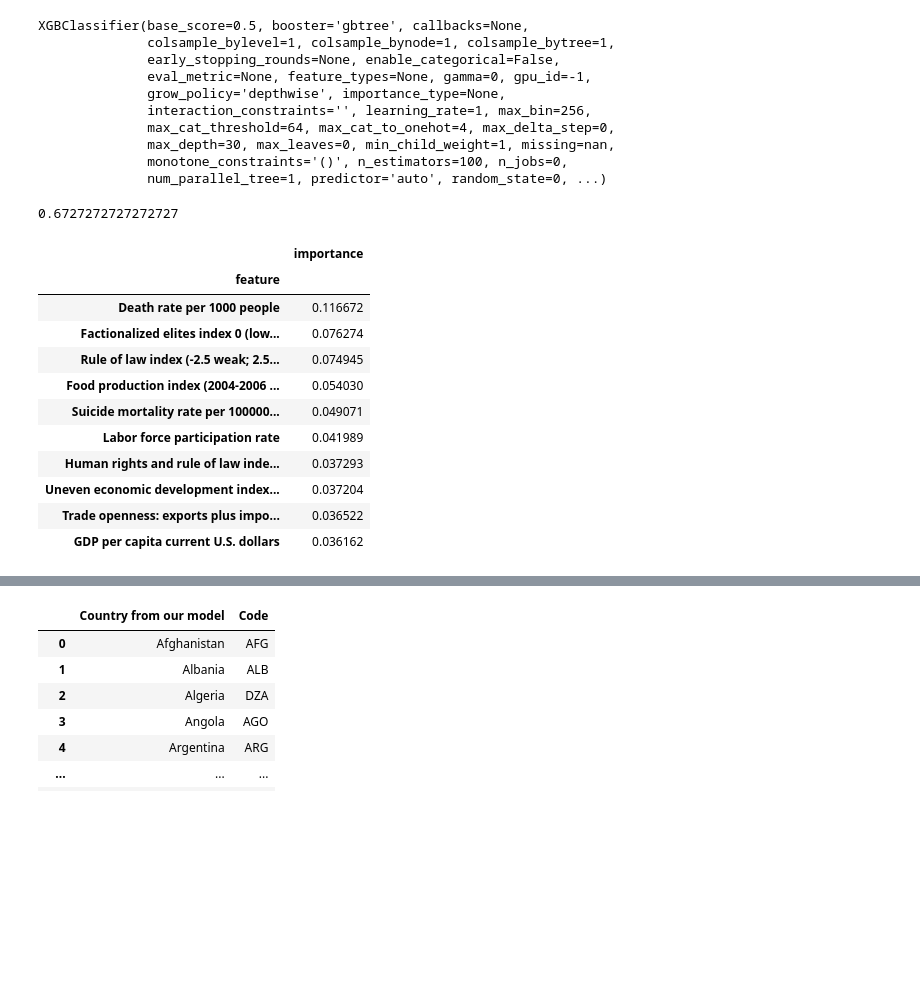
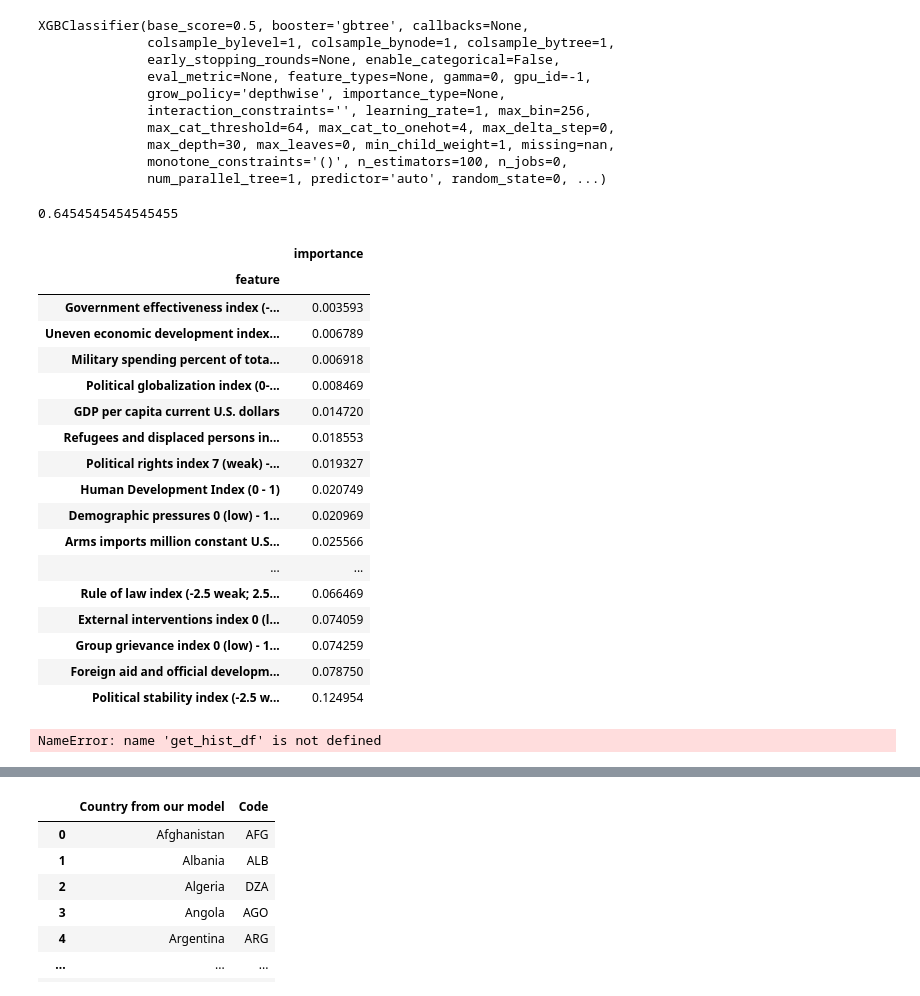
Before and after one commit to yasmeeenm/conflict_prediction, a Jupyter notebook: Ali_folder/Data5_backup.ipynb, the cells around one changed output, grey strips where cells are left out. Cells and saved outputs as stored; diff of their text form; code cells hidden in the pictures; blank space fills up the shorter version.

```diff
--- a/Ali_folder/Data5_backup.ipynb
+++ b/Ali_folder/Data5_backup.ipynb
@@ -61,7 +61,7 @@ Refugees and displaced persons index 0 (low) - 10 (high)    9750
 External interventions index 0 (low) - 10 (high)            9750
 Length: 114, dtype: int64
 # %%
-conflicts = pd.read_csv('../raw_data/conflict_data/conflict_data_1970.csv')
+conflicts = pd.read_csv('../raw_data/conflict_data_1970.csv')
 # %%
 def get_year(row):
 
@@ -220,5 +291,15 @@ Name: CountryYear, Length: 470, dtype: object
 # %%
-bin_list = ['Country_x','Code_x','Country_y','Year_x','Year_y','Code_y','ContinentCode_y','ContinentCode_x','Christians as percent of the total population']
+bin_list = ['Country_x','Code_x','Country_y','Year_x','Year_y','Code_y','ContinentCode_y','ContinentCode_x','Christians as percent of the total population',
+            'Homicides per 100000 people','Real interest rate: Bank lending rate minus inflation','Public spending on education percent of GDP',
+                 'Shadow economy percent of GDP','Suicide mortality rate per 100000 population',
+                 'Government debt as percent of GDP','Fiscal balance percent of GDP','Access to electricity percent of the population',
+
+            'Factionalized elites index 0 (low) - 10 (high)', 'Security threats index 0 (low) - 10 (high)',
+            'Economic decline index 0 (low) - 10 (high)','Human rights and rule of law index 0 (high) - 10 (low)',
+            'Labor freedom index (0-100)', 'Banking system z-scores', 'Corruption Perceptions Index 100 = no corruption',
+            'Economic freedom overall index (0-100)', 'Freedom from corruption index (0-100)',
+            'Regulatory quality index (-2.5 weak; 2.5 strong)', 'Voice and accountability index (-2.5 weak; 2.5 strong)',
+            'External debt percent of Gross National Income', 'GDP per capita Purchasing Power Parity']
 final_df.head()
 # %% [output]
 |  | country_all | Country_x | Code_x | ContinentCode_x | Year_x | Military spending percent of tota... | Arms imports million constant U.S... | ... |
@@ -443,0 +552,7 @@ full_dataset_scaled = pd.DataFrame(scaler.fit_transform(imputed_final_df), colum
+# %%
+imputed_final_df = imputed_final_df.drop(columns = ['Capital investment as percent of GDP','Refugee population', 'Youth unemployment ages 15-24',
+           'Food production index (2004-2006 = 100)','Social globalization index (0-100)',
+           'Population size in millions', 'Rural population percent of total population',
+           'Population growth percent', 'Internet users percent of population', 'Life expectancy in years',
+           'Civil liberties index 7 (weak) - 1 (strong) ', 'Deaths of children under five years of age per 1000 live births',
+           'Globalization index (0-100)', 'Foreign Direct Investment percent of GDP'])
@@ -482,24 +602,34 @@ accuracy_score(preds,y_test)
 bst.predict_proba(X_test)
 accuracy_score(preds,y_test)
 # %% [output]
-0.6727272727272727
+0.6454545454545455
 # %%
 import pandas as pd
 
 features = bst.get_booster().feature_names
 importances = bst.feature_importances_
 feature_importances_df = pd.DataFrame(zip(features, importances), columns=['feature', 'importance']).set_index('feature')
-feature_importances_df.sort_values('importance', ascending=False).head(10)
+feature_importances_df.sort_values('importance', ascending=True).tail(40)
 # %% [output]
 |  | importance |
 | feature |  |
-| Death rate per 1000 people | 0.116672 |
-| Factionalized elites index 0 (low... | 0.076274 |
-| Rule of law index (-2.5 weak; 2.5... | 0.074945 |
-| Food production index (2004-2006 ... | 0.054030 |
-| Suicide mortality rate per 100000... | 0.049071 |
-| Labor force participation rate | 0.041989 |
-| Human rights and rule of law inde... | 0.037293 |
-| Uneven economic development index... | 0.037204 |
-| Trade openness: exports plus impo... | 0.036522 |
-| GDP per capita current U.S. dollars | 0.036162 |
+| Government effectiveness index (-... | 0.003593 |
+| Uneven economic development index... | 0.006789 |
+| Military spending percent of tota... | 0.006918 |
+| Political globalization index (0-... | 0.008469 |
+| GDP per capita current U.S. dollars | 0.014720 |
+| Refugees and displaced persons in... | 0.018553 |
+| Political rights index 7 (weak) -... | 0.019327 |
+| Human Development Index (0 - 1) | 0.020749 |
+| Demographic pressures 0 (low) - 1... | 0.020969 |
+| Arms imports million constant U.S... | 0.025566 |
+| ... | ... |
+| Rule of law index (-2.5 weak; 2.5... | 0.066469 |
+| External interventions index 0 (l... | 0.074059 |
+| Group grievance index 0 (low) - 1... | 0.074259 |
+| Foreign aid and official developm... | 0.078750 |
+| Political stability index (-2.5 w... | 0.124954 |
+# %%
+get_hist_df('Iran', 2022, lookback = 5)
+# %% [output]
+NameError: name 'get_hist_df' is not defined
```
Also changed, not shown: parts of 49 cells of this notebook.
